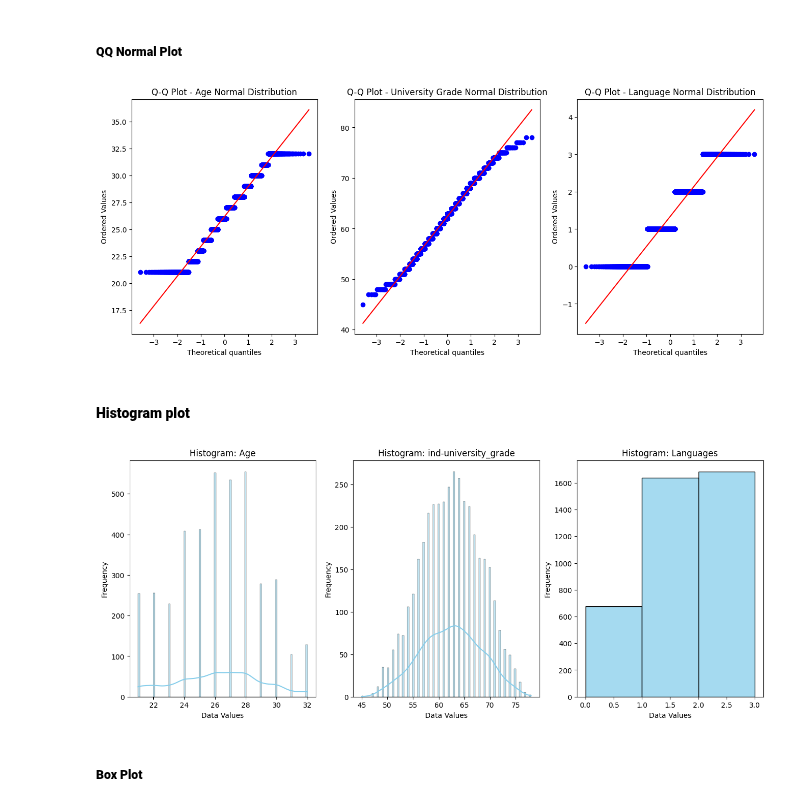
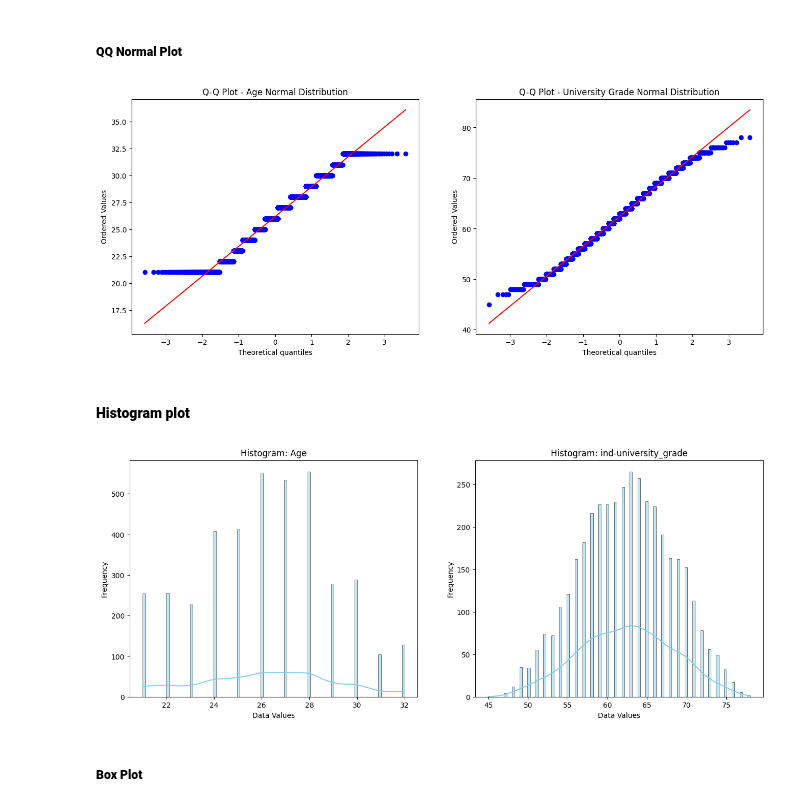
Before and after one commit to sreehariprathap/Data-Analysis--Maths---Algorithms, a Jupyter notebook: Week-4/Group4-ProblemAnalysis2.ipynb, the cells around one changed output. Drawn from its saved outputs; the diff is of its cells as text; code cells hidden in the pictures.

```diff
--- a/Week-4/Group4-ProblemAnalysis2.ipynb
+++ b/Week-4/Group4-ProblemAnalysis2.ipynb
@@ -75,43 +75,36 @@ We removed rows with empty values. The dataset is now filtered for analysis so w
 ##### **QQ Normal Plot**
 # %%
 # Create Q-Q plot using scipy's probplot
-fig, ax = plt.subplots(ncols=3,nrows=1,figsize=(16, 6))
+fig, ax = plt.subplots(ncols=2,nrows=1,figsize=(16, 6))
 stats.probplot(df['age'], dist="norm", plot=ax[0])
 stats.probplot(df['ind-university_grade'], dist="norm", plot=ax[1])
-stats.probplot(df['ind-languages'], dist="norm", plot=ax[2])
 
 
 # Show the plot
 ax[0].set_title('Q-Q Plot - Age Normal Distribution')
 ax[1].set_title('Q-Q Plot - University Grade Normal Distribution')
-ax[2].set_title('Q-Q Plot - Language Normal Distribution')
-
 plt.show()
 # %% [output]
-[figure, old version]
+[figure, new version]
 # %% [markdown]
 #### **Histogram plot**
 # %%
-fig,ax = plt.subplots(ncols=3, nrows=1, figsize=(16, 6))
+fig,ax = plt.subplots(ncols=2, nrows=1, figsize=(16, 6))
 
 sns.histplot(df['age'], bins=100, kde=True, color='skyblue', ax=ax[0])
 # Add labels and title
 ax[0].set_xlabel('Data Values')
 ax[0].set_ylabel('Frequency')
 ax[0].set_title('Histogram: Age')
 sns.histplot(df['ind-university_grade'], bins=100, kde=True, color='skyblue', ax=ax[1])
 ax[1].set_xlabel('Data Values')
 ax[1].set_ylabel('Frequency')
 ax[1].set_title('Histogram: ind-university_grade')
-sns.histplot(df['ind-languages'], bins=3, kde=False, color='skyblue', ax=ax[2])
-ax[2].set_xlabel('Data Values')
-ax[2].set_ylabel('Frequency')
-ax[2].set_title('Histogram: Languages')
 
 # Show plot
 plt.show()
 # %% [output]
-[figure, old version]
+[figure, new version]
 # %% [markdown]
 ##### **Box Plot**
 # %% [markdown]
```
Also changed, not shown: parts of 3 cells of this notebook.
